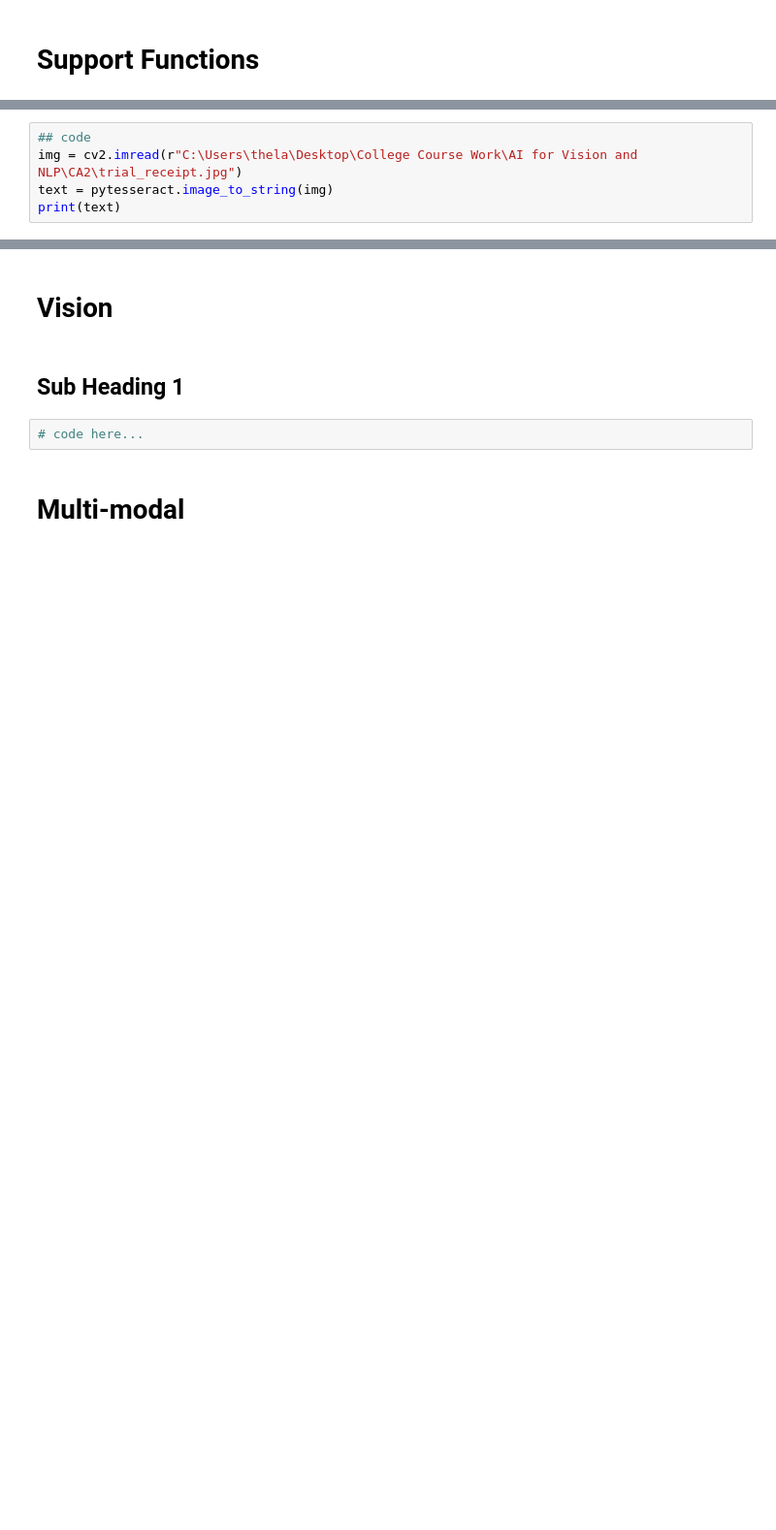
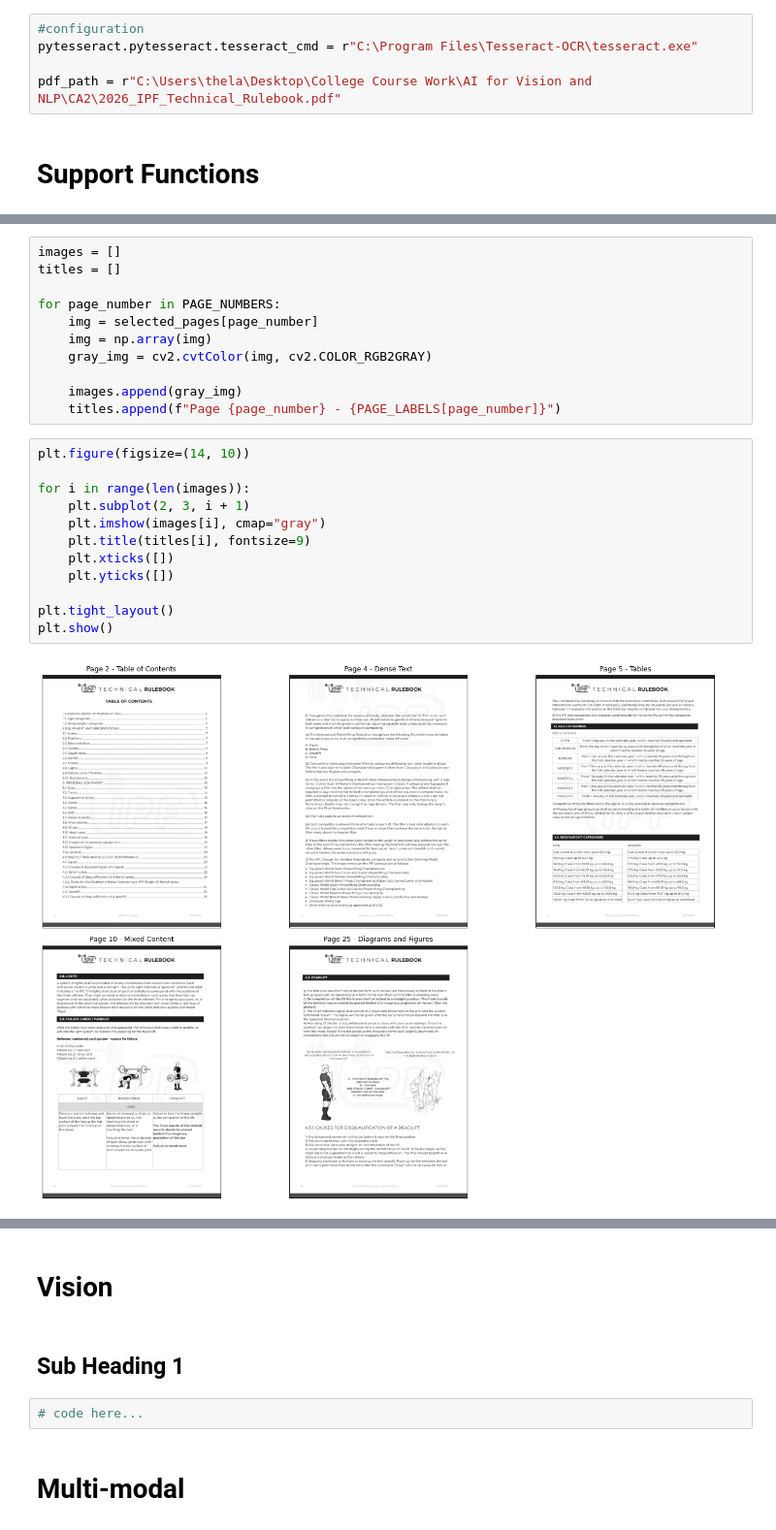
Before and after one commit to ATU-BDAAI/ca2-assignment-thelastmcguire, a Jupyter notebook: McGuire_Steven_CA2.ipynb, the cells around one changed output, grey strips where cells are left out. Shown at 97% size. Cells and saved outputs as stored; diff of their text form; blank space fills up the shorter version.

```diff
--- a/McGuire_Steven_CA2.ipynb
+++ b/McGuire_Steven_CA2.ipynb
@@ -48,2 +67,7 @@ import spacy
+# %%
+#configuration
+pytesseract.pytesseract.tesseract_cmd = r"C:\Program Files\Tesseract-OCR\tesseract.exe"
+
+pdf_path = r"C:\Users\thela\Desktop\College Course Work\AI for Vision and NLP\CA2\2026_IPF_Technical_Rulebook.pdf"
 # %% [markdown]
 # Support Functions
@@ -57,5 +77,0 @@ pytesseract.pytesseract.tesseract_cmd = r"C:\Program Files\Tesseract-OCR\tessera
-# %%
-## code
-img = cv2.imread(r"C:\Users\thela\Desktop\College Course Work\AI for Vision and NLP\CA2\trial_receipt.jpg")
-text = pytesseract.image_to_string(img)
-print(text)
@@ -122,0 +119,25 @@ print(total_line)
+# %%
+images = []
+titles = []
+
+for page_number in PAGE_NUMBERS:
+    img = selected_pages[page_number]
+    img = np.array(img)
+    gray_img = cv2.cvtColor(img, cv2.COLOR_RGB2GRAY)
+
+    images.append(gray_img)
+    titles.append(f"Page {page_number} - {PAGE_LABELS[page_number]}")
+# %%
+plt.figure(figsize=(14, 10))
+
+for i in range(len(images)):
+    plt.subplot(2, 3, i + 1)
+    plt.imshow(images[i], cmap="gray")
+    plt.title(titles[i], fontsize=9)
+    plt.xticks([])
+    plt.yticks([])
+
+plt.tight_layout()
+plt.show()
+# %% [output]
+[figure, added]
```
Also changed, not shown: parts of 33 cells of this notebook.
